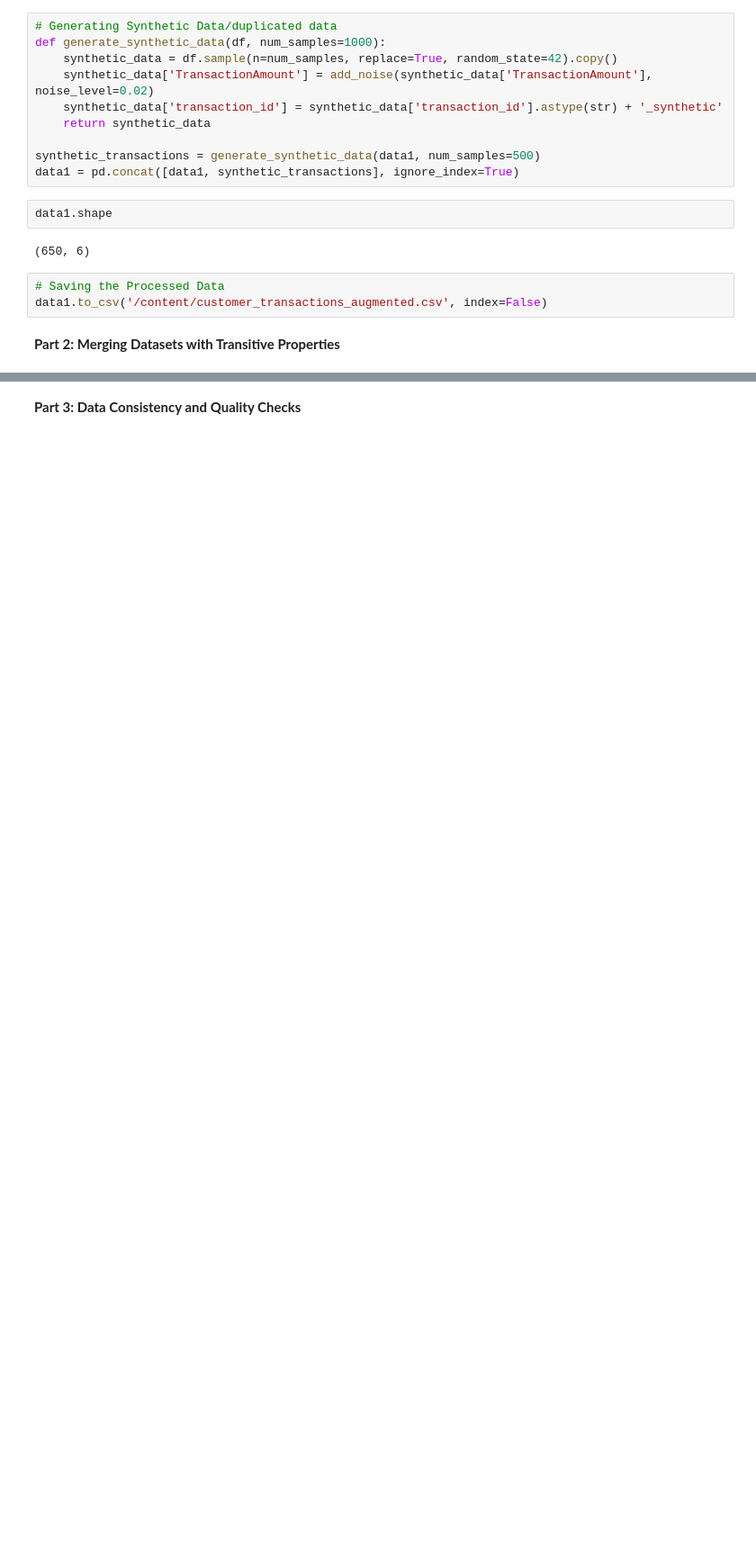
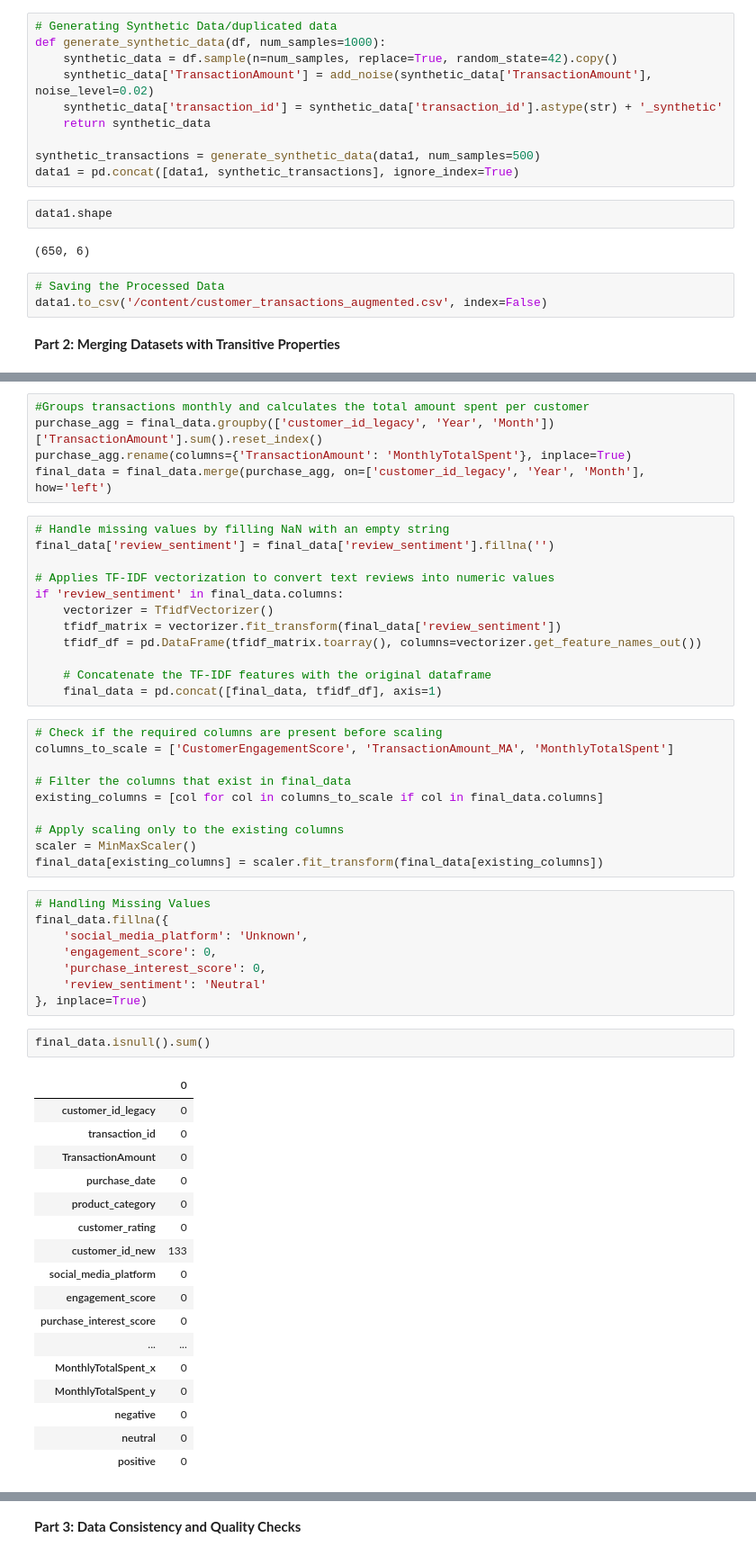
Before and after one commit to sergekamanzi/Formative2-Data-Preprocessing, a Jupyter notebook: Formative_2_Data_Preprocessing.ipynb, the cells around one changed output, grey strips where cells are left out. Shown: that part at 90% size. Cells and saved outputs as stored; diff of their text form; blank space fills up the shorter version.

```diff
--- a/Formative_2_Data_Preprocessing.ipynb
+++ b/Formative_2_Data_Preprocessing.ipynb
@@ -92,0 +152,55 @@ data1.to_csv('/content/customer_transactions_augmented.csv', index=False)
+# %%
+#Groups transactions monthly and calculates the total amount spent per customer
+purchase_agg = final_data.groupby(['customer_id_legacy', 'Year', 'Month'])['TransactionAmount'].sum().reset_index()
+purchase_agg.rename(columns={'TransactionAmount': 'MonthlyTotalSpent'}, inplace=True)
+final_data = final_data.merge(purchase_agg, on=['customer_id_legacy', 'Year', 'Month'], how='left')
+# %%
+# Handle missing values by filling NaN with an empty string
+final_data['review_sentiment'] = final_data['review_sentiment'].fillna('')
+
+# Applies TF-IDF vectorization to convert text reviews into numeric values
+if 'review_sentiment' in final_data.columns:
+    vectorizer = TfidfVectorizer()
+    tfidf_matrix = vectorizer.fit_transform(final_data['review_sentiment'])
+    tfidf_df = pd.DataFrame(tfidf_matrix.toarray(), columns=vectorizer.get_feature_names_out())
+
+    # Concatenate the TF-IDF features with the original dataframe
+    final_data = pd.concat([final_data, tfidf_df], axis=1)
+# %%
+# Check if the required columns are present before scaling
+columns_to_scale = ['CustomerEngagementScore', 'TransactionAmount_MA', 'MonthlyTotalSpent']
+
+# Filter the columns that exist in final_data
+existing_columns = [col for col in columns_to_scale if col in final_data.columns]
+
+# Apply scaling only to the existing columns
+scaler = MinMaxScaler()
+final_data[existing_columns] = scaler.fit_transform(final_data[existing_columns])
+# %%
+# Handling Missing Values
+final_data.fillna({
+    'social_media_platform': 'Unknown',
+    'engagement_score': 0,
+    'purchase_interest_score': 0,
+    'review_sentiment': 'Neutral'
+}, inplace=True)
+# %%
+final_data.isnull().sum()
+# %% [output]
+|  | 0 |
+| customer_id_legacy | 0 |
+| transaction_id | 0 |
+| TransactionAmount | 0 |
+| purchase_date | 0 |
+| product_category | 0 |
+| customer_rating | 0 |
+| customer_id_new | 133 |
+| social_media_platform | 0 |
+| engagement_score | 0 |
+| purchase_interest_score | 0 |
+| ... | ... |
+| MonthlyTotalSpent_x | 0 |
+| MonthlyTotalSpent_y | 0 |
+| negative | 0 |
+| neutral | 0 |
+| positive | 0 |
```
Also changed, not shown: parts of 23 cells of this notebook.
